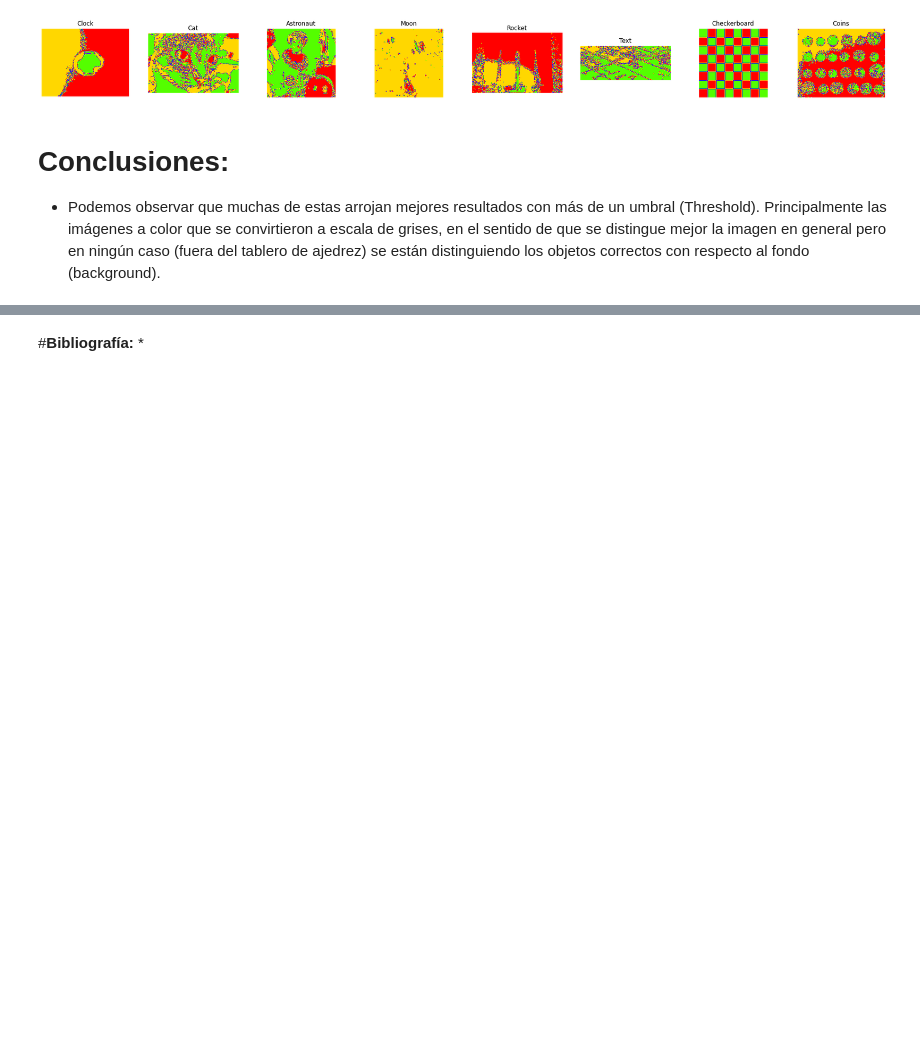
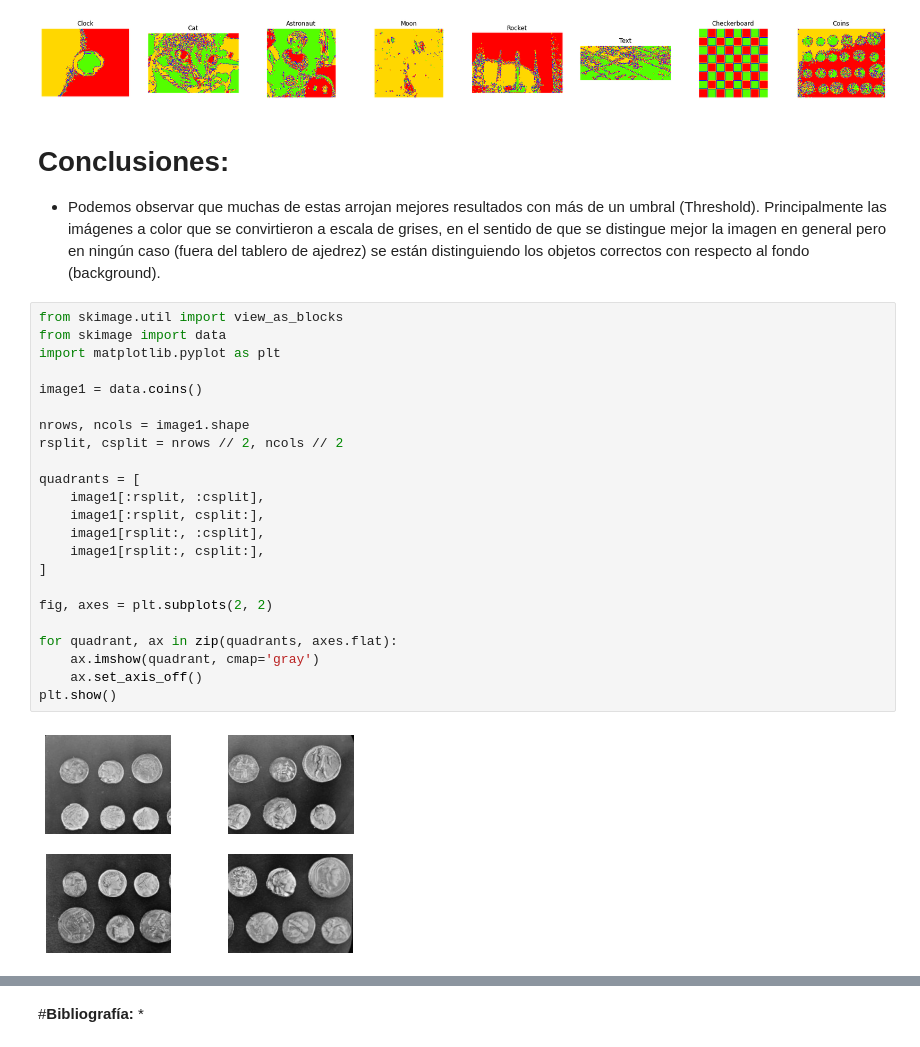
Before and after one commit to andreac941/ComputerVision-Eq3, a Jupyter notebook: 9.4_Segmentation_Otsu_Eq10.ipynb, the cells around one changed output, grey strips where cells are left out. Drawn from its saved outputs; the diff is of its cells as text; blank space fills up the shorter version.

```diff
--- a/9.4_Segmentation_Otsu_Eq10.ipynb
+++ b/9.4_Segmentation_Otsu_Eq10.ipynb
@@ -308,3 +345,28 @@ plt.show()
 # %% [markdown]
 # **Conclusiones:**
 * Podemos observar que muchas de estas arrojan mejores resultados con más de un umbral (Threshold). Principalmente las imágenes a color que se convirtieron a escala de grises, en el sentido de que se distingue mejor la imagen en general pero en ningún caso (fuera del tablero de ajedrez) se están distinguiendo los objetos correctos con respecto al fondo (background).
+# %%
+from skimage.util import view_as_blocks
+from skimage import data
+import matplotlib.pyplot as plt
+
+image1 = data.coins()
+
+nrows, ncols = image1.shape
+rsplit, csplit = nrows // 2, ncols // 2
+
+quadrants = [
+    image1[:rsplit, :csplit],
+    image1[:rsplit, csplit:],
+    image1[rsplit:, :csplit],
+    image1[rsplit:, csplit:],
+]
+
+fig, axes = plt.subplots(2, 2)
+
+for quadrant, ax in zip(quadrants, axes.flat):
+    ax.imshow(quadrant, cmap='gray')
+    ax.set_axis_off()
+plt.show()
+# %% [output]
+[figure, added]
```
Also changed, not shown: parts of 10 cells of this notebook.
